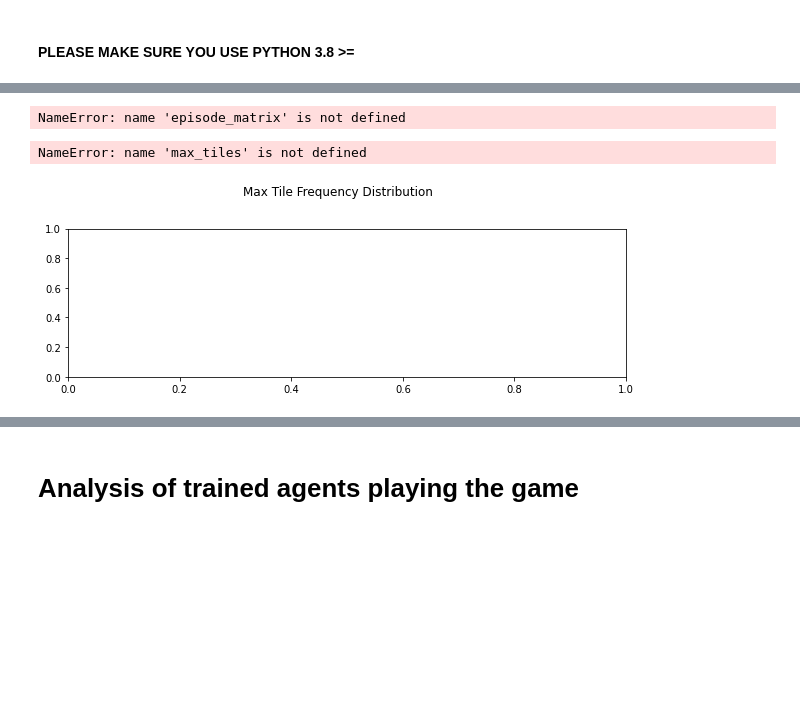
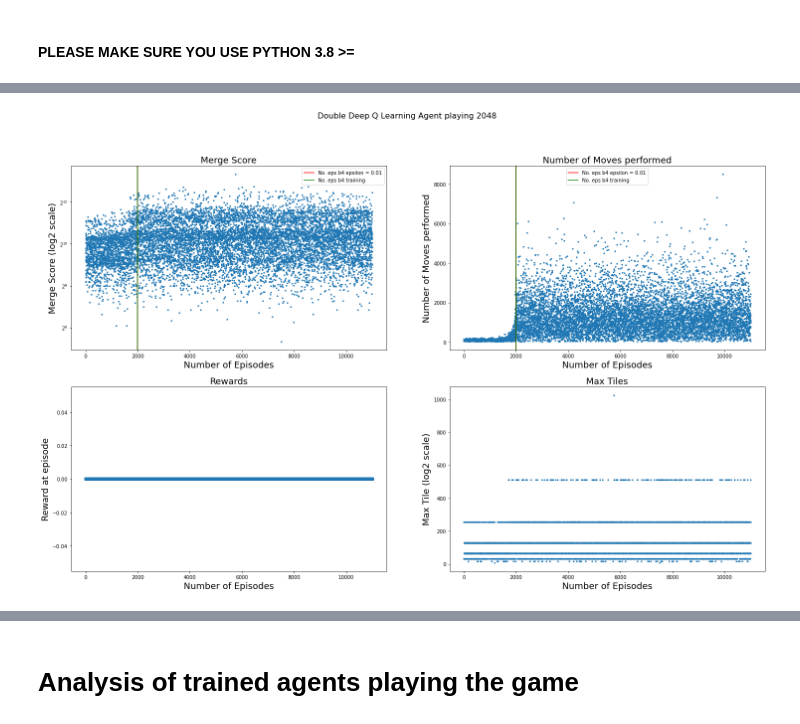
Before and after one commit to ribal-aladeeb/reinforcement-learning-2048, a Jupyter notebook: experiments/experiment_analysis.ipynb, the cells around one changed output, grey strips where cells are left out. Cells and saved outputs as stored; diff of their text form; code cells hidden in the pictures; blank space fills up the shorter version.

```diff
--- a/experiments/experiment_analysis.ipynb
+++ b/experiments/experiment_analysis.ipynb
@@ -35,5 +35,5 @@ for j, job in enumerate(jobs):
 # %%
-job_name = jobs[20]
+job_name = jobs[]
 # Load episode data, hyper parameters and runtime from saved pickle objects
 episodes = load_pickle(job_name, 'episodes.p')
 hyperparameters = load_pickle(job_name, 'hyperparameters.p')
@@ -72,75 +88,49 @@ except IndexError:
     rewards = episode_matrix.T[3]
     epsilon = episode_matrix.T[4]
     number_of_moves = episode_matrix.T[5]
 
 fig = plt.figure(figsize=(25,15))
 
 ax1 = fig.add_subplot(221)
 ax2 = fig.add_subplot(222)
 ax3 = fig.add_subplot(223)
 ax4 = fig.add_subplot(224)
 
 # ax1.set_yscale('log', base=2)
-ax2.set_yscale('log', base=2)
+ax1.set_yscale('log', base=2)
 
 title = "Deep Q Learning Agent playing 2048"
 if hyperparameters['use_double_dqn']:
     title = "Double " + title
 fig.suptitle(title, fontsize=16)
 
 
 ax1.scatter(iteration, merge_scores, s=s)
-ax1.set_title("Merge Score")
-ax1.set_ylabel("Merge Score (log2 scale)")
-ax1.set_xlabel("Number of Episodes")
+ax1.set_title("Merge Score", fontsize=18)
+ax1.set_ylabel("Merge Score (log2 scale)", fontsize=18)
+ax1.set_xlabel("Number of Episodes", fontsize=18)
 ax1.axvline(x=hyperparameters["no_episodes_to_reach_epsilon"], c='r', label=f"No. eps b4 epsilon = {hyperparameters['min_epsilon']}")
 ax1.axvline(x=hyperparameters["no_episodes_before_training"], c='g', label="No. eps b4 training")
 ax1.legend()
 
-ax2.scatter(iteration, max_tiles, s=s)
-ax2.set_title("Max Tiles")
-ax2.set_ylabel("Max Tile (log2 scale)")
-ax2.set_xlabel("Number of Episodes")
+ax4.scatter(iteration, max_tiles, s=s)
+ax4.set_title("Max Tiles",  fontsize=18)
+ax4.set_ylabel("Max Tile (log2 scale)", fontsize=18)
+ax4.set_xlabel("Number of Episodes", fontsize=18)
 
 ax3.scatter(iteration, rewards)
-ax3.set_title("Rewards")
-ax3.set_ylabel("Reward at episode")
-ax3.set_xlabel("Number of Episodes")
+ax3.set_title("Rewards", fontsize=18)
+ax3.set_ylabel("Reward at episode", fontsize=18)
+ax3.set_xlabel("Number of Episodes", fontsize=18)
 
-ax4.scatter(iteration, number_of_moves, s=s)
-ax4.set_title("Number of Moves performed")
-ax4.set_ylabel("Number of Moves performed")
-ax4.axvline(x=hyperparameters["no_episodes_to_reach_epsilon"], c='r', label=f"No. eps b4 epsilon = {hyperparameters['min_epsilon']}")
-ax4.axvline(x=hyperparameters["no_episodes_before_training"], c='g', label="No. eps b4 training")
-ax4.legend()
-ax4.set_xlabel("Number of Episodes")
+ax2.scatter(iteration, number_of_moves, s=s)
+ax2.set_title("Number of Moves performed", fontsize=18)
+ax2.set_ylabel("Number of Moves performed", fontsize=18)
+ax2.axvline(x=hyperparameters["no_episodes_to_reach_epsilon"], c='r', label=f"No. eps b4 epsilon = {hyperparameters['min_epsilon']}")
+ax2.axvline(x=hyperparameters["no_episodes_before_training"], c='g', label="No. eps b4 training")
+ax2.legend()
+ax2.set_xlabel("Number of Episodes", fontsize=18)
 
 plt.show()
 # %% [output]
-NameError: name 'episode_matrix' is not defined
+[figure, added]
-# %%
-def get_max_tile_frequency(max_tiles_array):
-    max_tile_frequency = np.array(np.unique(max_tiles_array, return_counts=True), dtype=int)
-    return max_tile_frequency
-
-def plot_max_tile_distribution(max_tile_frequency, ax, include_labels=True):
-    barwidth= 0.8
-    ax.bar(np.arange(len(max_tile_frequency[0])) , max_tile_frequency[1], barwidth, color="pink")
-    ax.set_xticks(np.arange(len(max_tile_frequency[1]))+barwidth/2.)
-    ax.set_xticklabels(max_tile_frequency[0])
-    if include_labels:
-        ax.set_xlabel("Tiles Reached")
-        ax.set_ylabel("Frequency")
-
-fig = plt.figure(figsize=(10,6))
-fig.suptitle("Max Tile Frequency Distribution")
-base_ax = fig.add_subplot(211)
-
-
-max_tile_frequency = get_max_tile_frequency(max_tiles[:])
-
-plot_max_tile_distribution(max_tile_frequency, base_ax)
-max_tile_frequency
-# %% [output]
-NameError: name 'max_tiles' is not defined
-[figure, removed]
```
Also changed, not shown: parts of 5 cells of this notebook, 6 other files.
